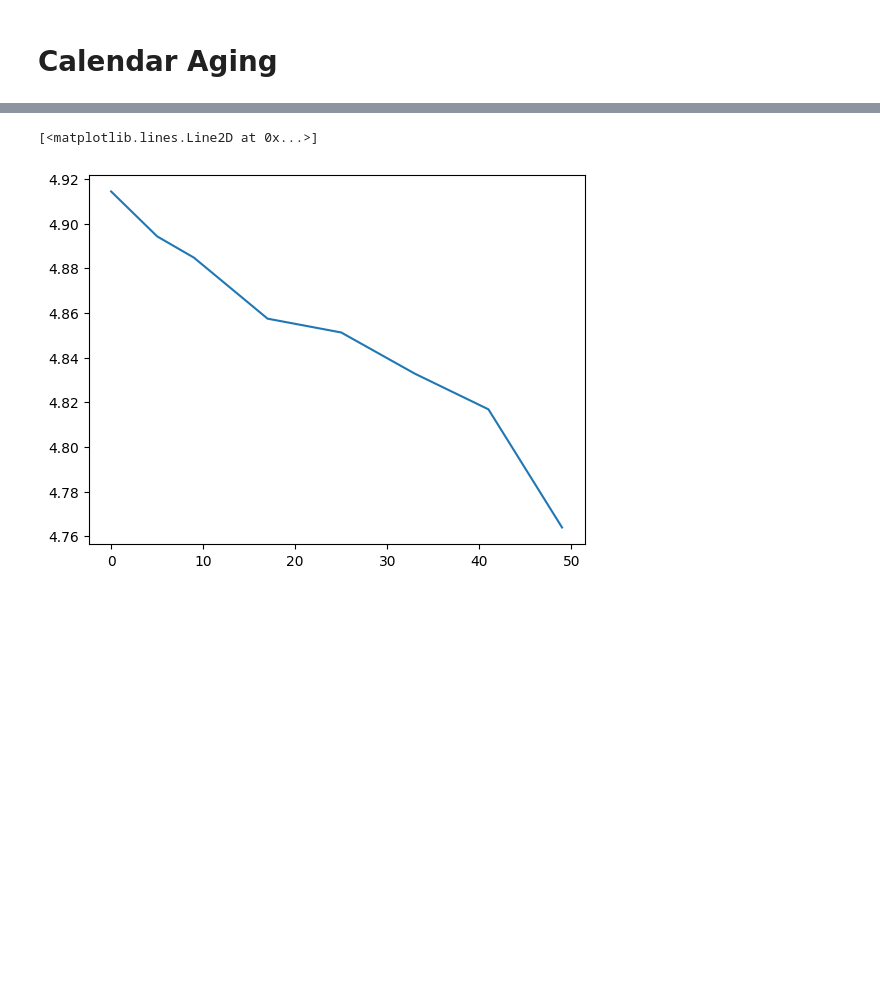
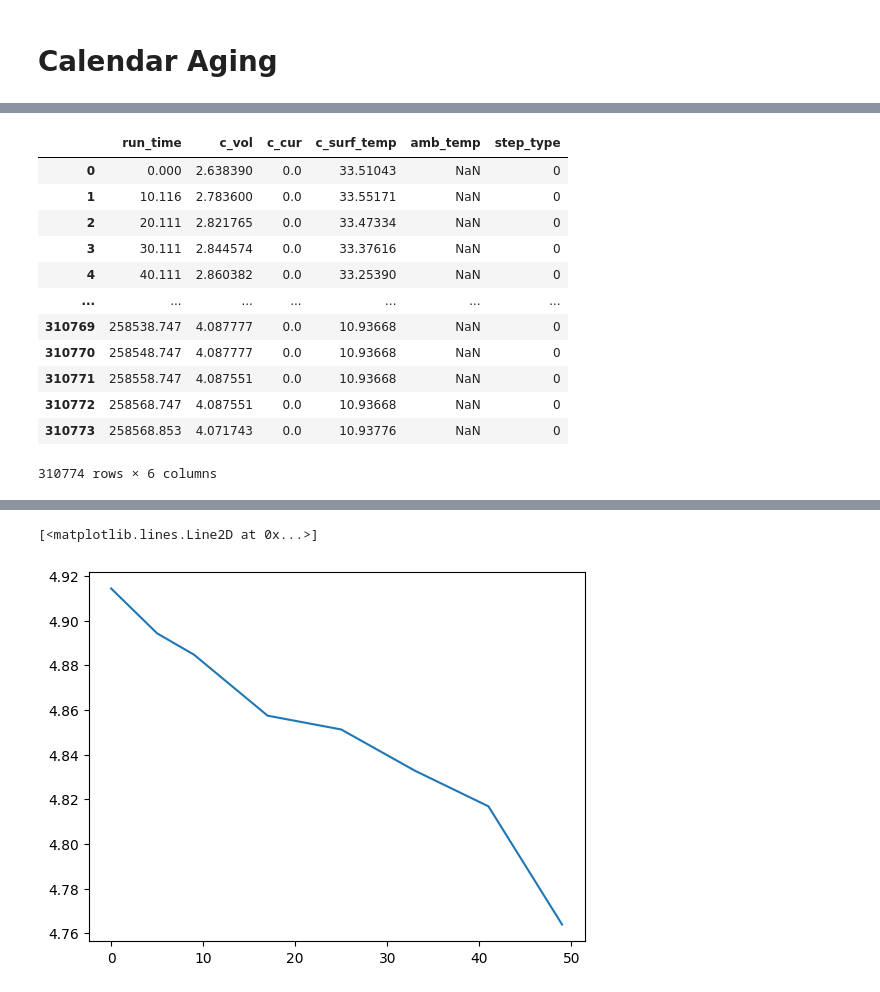
Before and after one commit to seanjennings960/study-hard, a Jupyter notebook: power-systems-ops/notebooks/battery_degradation.ipynb, the cells around one changed output, grey strips where cells are left out. Cells and saved outputs as stored; diff of their text form; code cells hidden in the pictures; blank space fills up the shorter version.

```diff
--- a/power-systems-ops/notebooks/battery_degradation.ipynb
+++ b/power-systems-ops/notebooks/battery_degradation.ipynb
@@ -56,0 +95,16 @@ NameError: name 'capacity_vs_time' is not defined
+# %%
+import_datafile(files[0])
+# %% [output]
+|  | run_time | c_vol | c_cur | c_surf_temp | amb_temp | step_type |
+| 0 | 0.000 | 2.638390 | 0.0 | 33.51043 | NaN | 0 |
+| 1 | 10.116 | 2.783600 | 0.0 | 33.55171 | NaN | 0 |
+| 2 | 20.111 | 2.821765 | 0.0 | 33.47334 | NaN | 0 |
+| 3 | 30.111 | 2.844574 | 0.0 | 33.37616 | NaN | 0 |
+| 4 | 40.111 | 2.860382 | 0.0 | 33.25390 | NaN | 0 |
+| ... | ... | ... | ... | ... | ... | ... |
+| 310769 | 258538.747 | 4.087777 | 0.0 | 10.93668 | NaN | 0 |
+| 310770 | 258548.747 | 4.087777 | 0.0 | 10.93668 | NaN | 0 |
+| 310771 | 258558.747 | 4.087551 | 0.0 | 10.93668 | NaN | 0 |
+| 310772 | 258568.747 | 4.087551 | 0.0 | 10.93668 | NaN | 0 |
+| 310773 | 258568.853 | 4.071743 | 0.0 | 10.93776 | NaN | 0 |
+310774 rows × 6 columns
```
Also changed, not shown: parts of 30 cells of this notebook, 2 other files.
